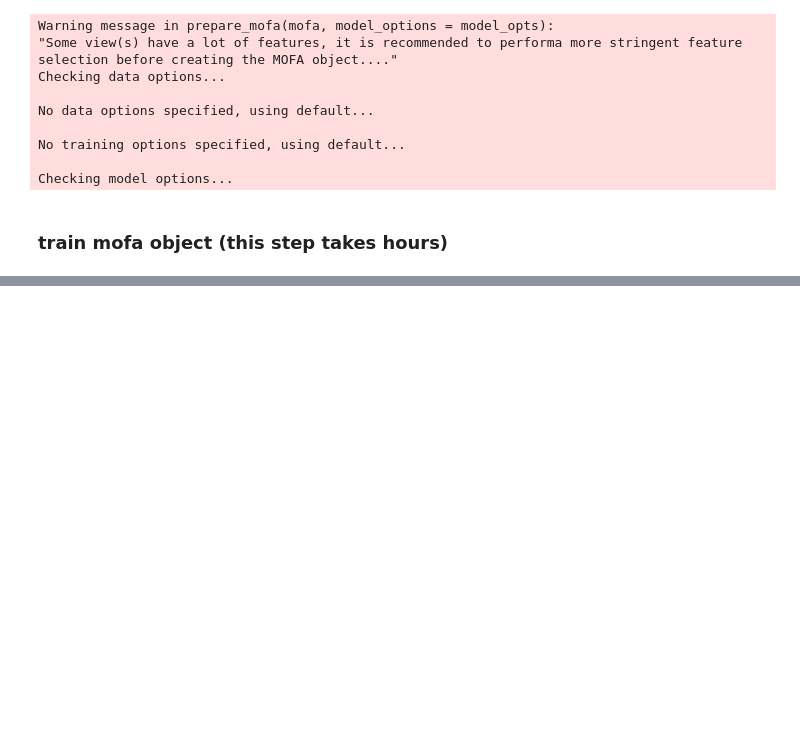
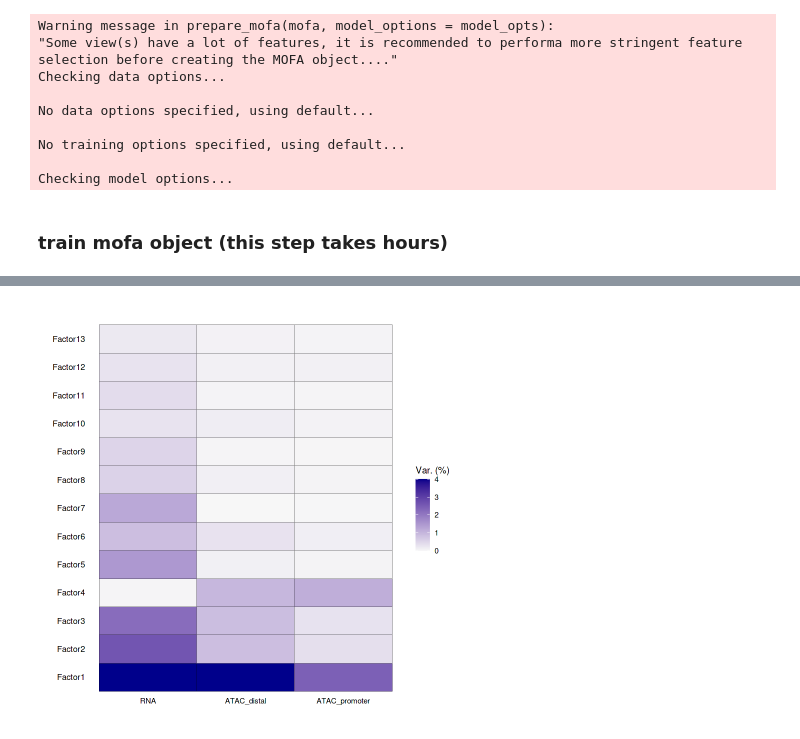
Before and after one commit to jonasjonker/Integrated-Bioinformatics-Project, a Jupyter notebook: notebooks/mofa-vignette.ipynb, the cells around one changed output, grey strips where cells are left out. Drawn from its saved outputs; the diff is of its cells as text; code cells hidden in the pictures; blank space fills up the shorter version.

```diff
--- a/notebooks/mofa-vignette.ipynb
+++ b/notebooks/mofa-vignette.ipynb
@@ -449,0 +474,4 @@ mofa <- readRDS('mofa.rds')
+# %%
+plot_variance_explained(mofa, max_r2 = 4)
+# %% [output]
+[figure, added]
```
Also changed, not shown: parts of 76 cells of this notebook.
